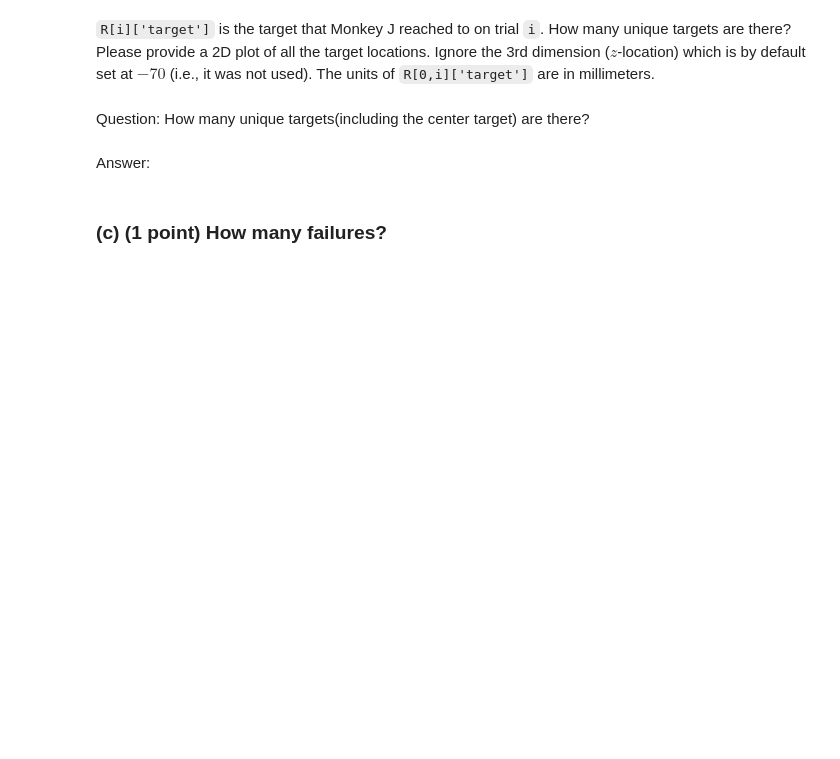
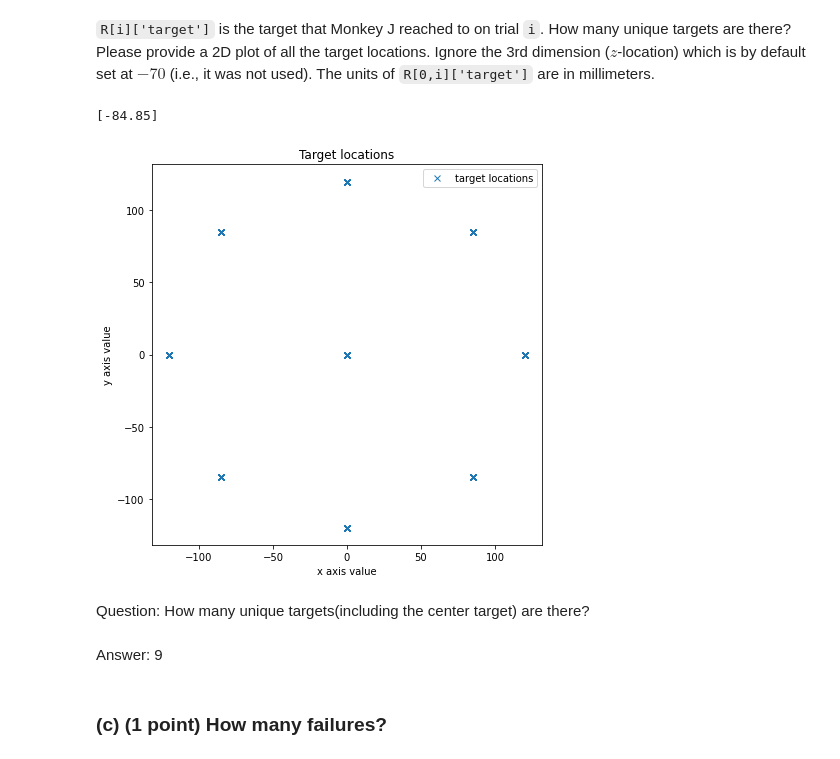
Before and after one commit to sofiagilardini/UCLA_243A, a Jupyter notebook: hw6/hw6p1.ipynb, the cells around one changed output. Cells and saved outputs as stored; diff of their text form; code cells hidden in the pictures; blank space fills up the shorter version.

```diff
--- a/hw6/hw6p1.ipynb
+++ b/hw6/hw6p1.ipynb
@@ -67,7 +51,29 @@ plt.show()
+# %%
+plt.figure(figsize=(7,7))
+
+print(R[505]['target'][0])
+
+x_targets= []
+y_targets = []
+
+for i in range(len(R)):
+    x_targets.append(R[i]['target'][0])
+    y_targets.append(R[i]['target'][1])
+
+plt.plot(x_targets, y_targets, 'x', label = "target locations")
+plt.xlabel("x axis value")
+plt.ylabel("y axis value")
+plt.title("Target locations")
+plt.legend()
+
+plt.show()
+# %% [output]
+[-84.85]
+[figure, added]
 # %% [markdown]
 Question: How many unique targets(including the center target) are there?
 # %% [markdown]
-Answer:
+Answer: 9
 # %% [markdown]
 ### (c) (1 point) How many failures?
 # %% [markdown]
```
Also changed, not shown: parts of 21 cells of this notebook.
